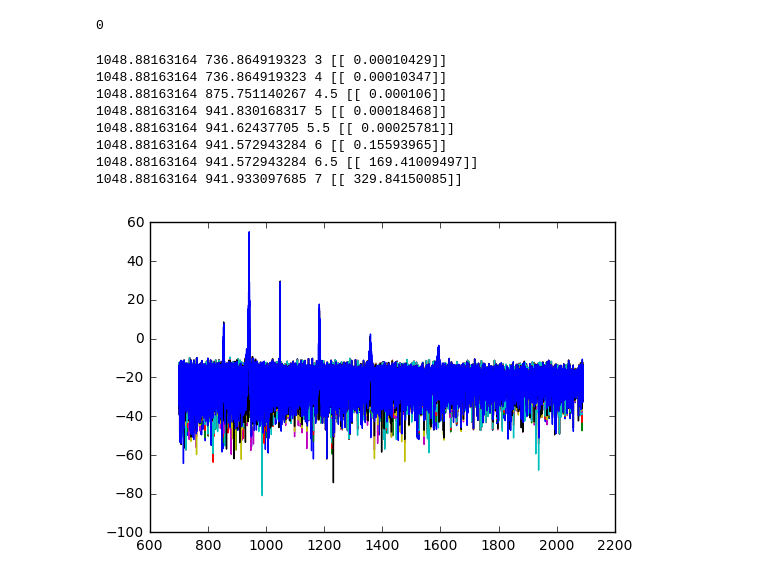
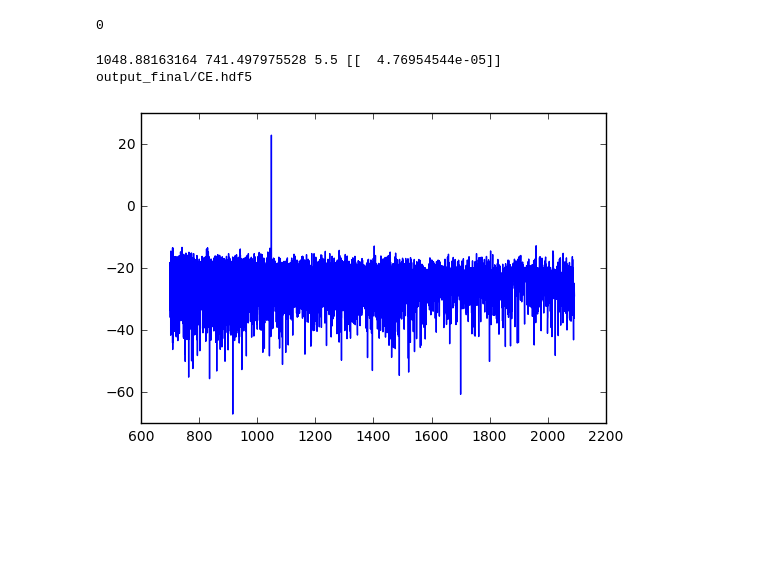
Before and after one commit to ibegleris/w-fopo, a Jupyter notebook: Conversion_efficiency_post_proc.ipynb, the cells around one changed output. Saved outputs shown, nothing was run; the diff lists cells and outputs as text; code cells hidden in the pictures; blank space fills up the shorter version.

```diff
--- a/Conversion_efficiency_post_proc.ipynb
+++ b/Conversion_efficiency_post_proc.ipynb
@@ -16,7 +16,7 @@ import matplotlib.pyplot as plt
 # %%
 class Conversion_efficiency(object):
 
-    def __init__(self, freq_band, possition, filename=None, filepath='',filename2 = 'CE',filepath2 = 'output_dump/'):
+    def __init__(self, freq_band, possition, filename=None, filepath='',filename2 = 'CE',filepath2 = 'output_final/'):
 
         self.spec, self.fv, self.t, self.P0_p, self.P0_s,self.f_p, self.f_s, self.P_bef =\
             self.load_spectrum(possition,filename, filepath)
@@ -30,6 +30,7 @@ class Conversion_efficiency(object):
         self.CE = self.calc_CE()
         self.read_write_CE_table(filename2,var = None, P_p = self.P0_p, P_s = self.P0_s, f_p = self.f_p,
                                          f_s = self.f_s,P_out = self.P_out,P_bef = self.P_bef, CE = self.CE, var2 = 'CE',file_path=filepath2)
+        self.variables = ('P_p', 'P_s', 'f_p', 'f_s', 'P_out', 'P_bef','CE')
         #print(np.shape(self.fv))
         #print(1e-3*c/self.fv[0] - 1e-3*c/self.fv[1])
         #fig = plt.figure(figsize=(20.0, 10.0))
@@ -69,7 +70,7 @@ class Conversion_efficiency(object):
             tt = D['t']
             #print(np.shape(u))
             P_bef = simps(np.abs(u[:,0,0])**2,tt)
-            P_bef /=2*np.max(tt)
+            P_bef /= 2*np.max(tt)
         return dbm2w(Uabs), fv,t, P0_p, P0_s, f_p, f_s,P_bef
 
 
@@ -106,6 +107,7 @@ class Conversion_efficiency(object):
         A = np.array([P_p, P_s, f_p, f_s, P_out, P_bef,CE]).T
         a = pd.DataFrame(A, index = ['P_p', 'P_s','f_p', 'f_s', 'P_out','P_bef', 'CE']).T
         try:
+            print(file_path+filename+'.hdf5')
             ab = pd.read_hdf(file_path+filename+'.hdf5')
             if not(A.any() == None):
                 ab = ab.append(a, ignore_index=True)
@@ -122,7 +124,7 @@ class Conversion_efficiency(object):
             return ab[var].as_matrix(),ab[var2].as_matrix()
 
 
-    def plot_CE(self,var,var2 = 'CE',filename = 'CE', filepath='output_dump/', filesave= None):
+    def plot_CE(self,var,var2 = 'CE',filename = 'CE', filepath='output_final/', filesave= None):
         var_val, CE = self.read_write_CE_table(filename,var,var2 = var2,file_path=filepath)
         #print(np.shape(CE))
         fig = plt.figure(figsize=(20.0, 10.0))
@@ -142,25 +144,19 @@ os.system('rm output_dump/CE.hdf5')
 0
 # %%
 which = 'output_dump_pump_wavelengths'
-which ='output_dump_pump_powers'
+which ='output_dump_pump_powers/ram1ss0'
 #which = 'output_many'
 #which = 'output_dump_pump_powers_13'
 #which ='out'
-which = 'grid_idler_possition_checking/N=14'
+#which = 'grid_idler_possition_checking/N=14'
 # %%
-for i in range(8):
+for i in range(1):
     CE = Conversion_efficiency(1,possition = 'portB', filename = 'data_large',filepath = which+'/output'+str(i)+'/data/')
 plt.show()
 # %% [output]
-1048.88163164 736.864919323 3 [[ 0.00010429]]
-1048.88163164 736.864919323 4 [[ 0.00010347]]
-1048.88163164 875.751140267 4.5 [[ 0.000106]]
-1048.88163164 941.830168317 5 [[ 0.00018468]]
-1048.88163164 941.62437705 5.5 [[ 0.00025781]]
-1048.88163164 941.572943284 6 [[ 0.15593965]]
-1048.88163164 941.572943284 6.5 [[ 169.41009497]]
-1048.88163164 941.933097685 7 [[ 329.84150085]]
+1048.88163164 741.497975528 5.5 [[  4.76954544e-05]]
+output_final/CE.hdf5
-[figure, old version]
+[figure, new version]
 # %%
 CE.plot_CE('P_bef',var2 = 'P_out')
 CE.plot_CE('P_p',var2 = 'CE')
```
Also changed, not shown: parts of 11 cells of this notebook, 16 other files.
